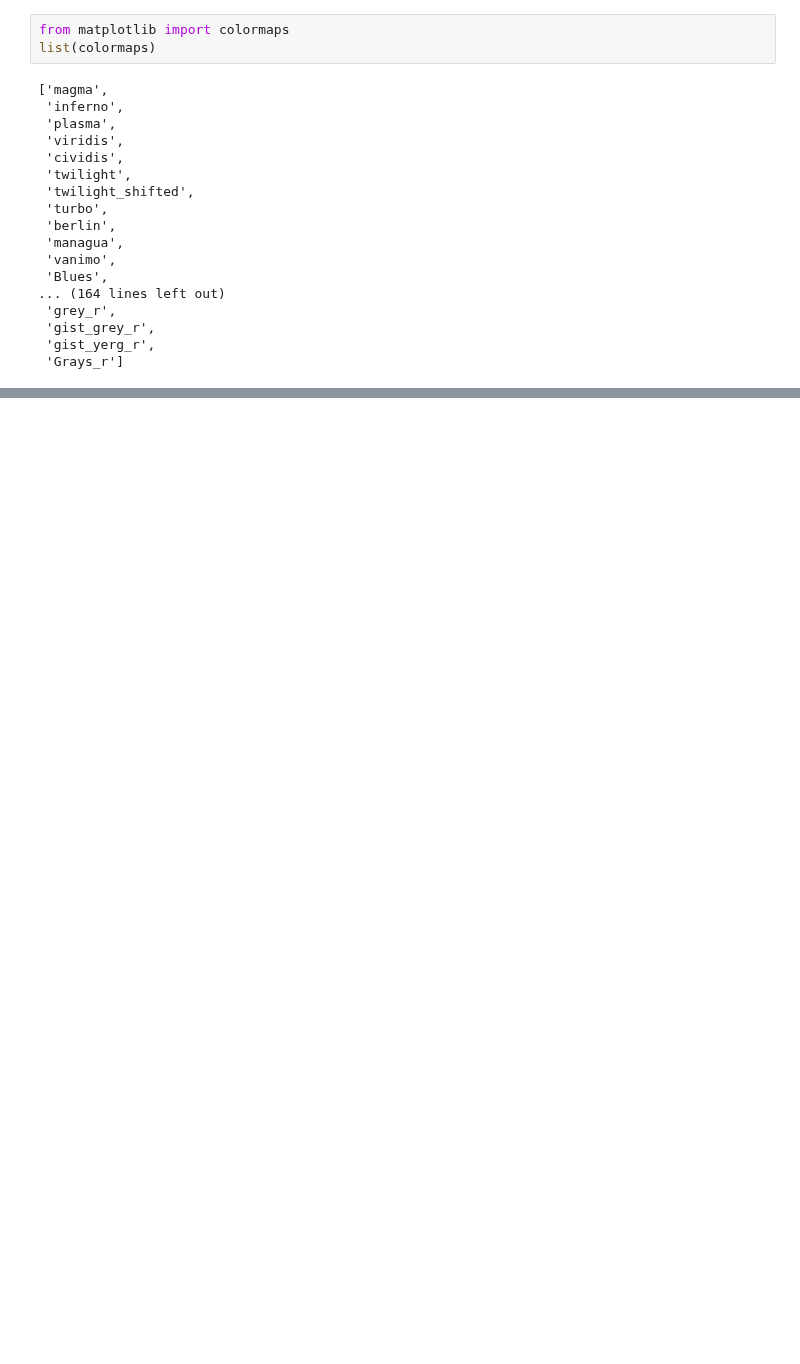
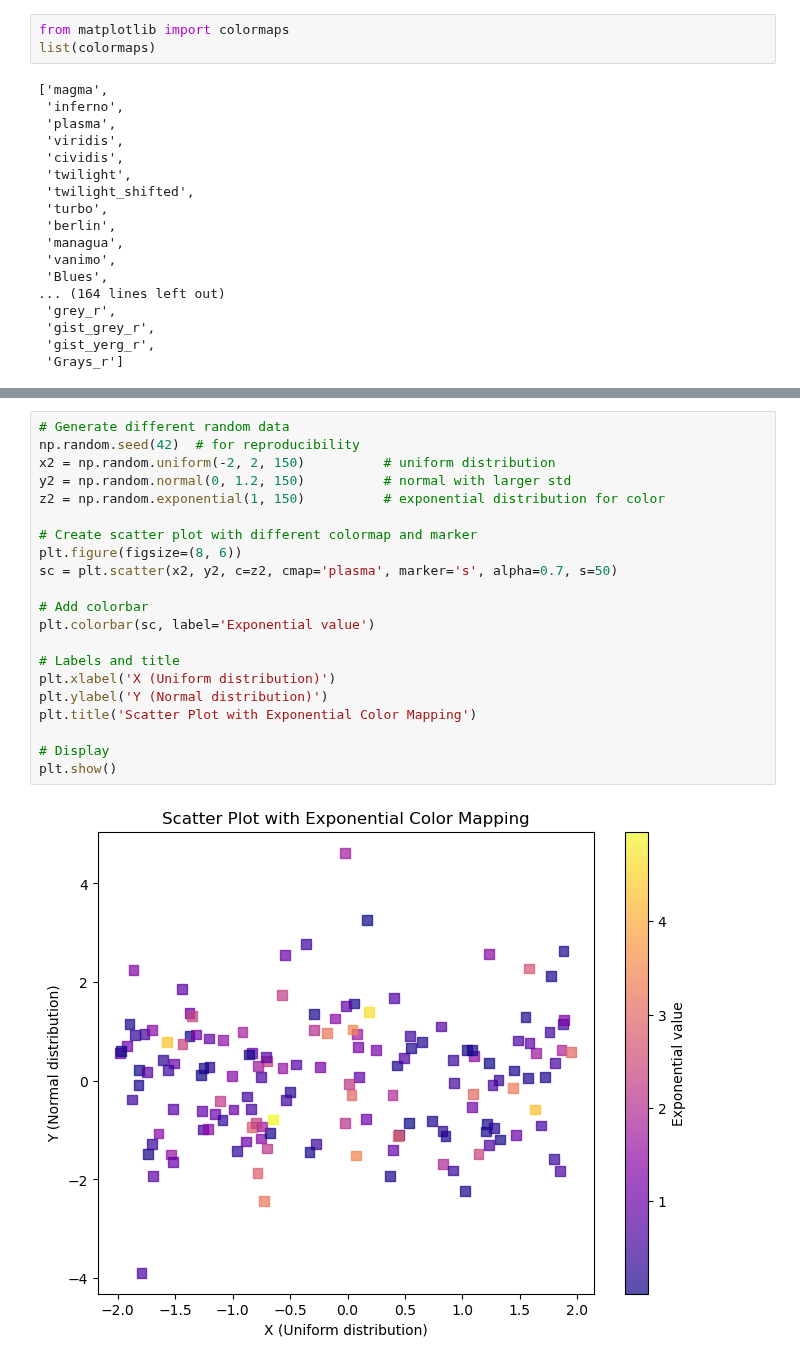
Before and after one commit to DBMoktan/datascience-ml-basics, a Jupyter notebook: Matplotlib.ipynb, the cells around one changed output, grey strips where cells are left out. Drawn from its saved outputs; the diff is of its cells as text; blank space fills up the shorter version.

```diff
--- a/Matplotlib.ipynb
+++ b/Matplotlib.ipynb
@@ -1241,0 +1242,23 @@ plt.show()
+# %%
+# Generate different random data
+np.random.seed(42)  # for reproducibility
+x2 = np.random.uniform(-2, 2, 150)          # uniform distribution
+y2 = np.random.normal(0, 1.2, 150)          # normal with larger std
+z2 = np.random.exponential(1, 150)          # exponential distribution for color
+
+# Create scatter plot with different colormap and marker
+plt.figure(figsize=(8, 6))
+sc = plt.scatter(x2, y2, c=z2, cmap='plasma', marker='s', alpha=0.7, s=50)
+
+# Add colorbar
+plt.colorbar(sc, label='Exponential value')
+
+# Labels and title
+plt.xlabel('X (Uniform distribution)')
+plt.ylabel('Y (Normal distribution)')
+plt.title('Scatter Plot with Exponential Color Mapping')
+
+# Display
+plt.show()
+# %% [output]
+[figure, added]
```
Also changed, not shown: parts of 18 cells of this notebook.
